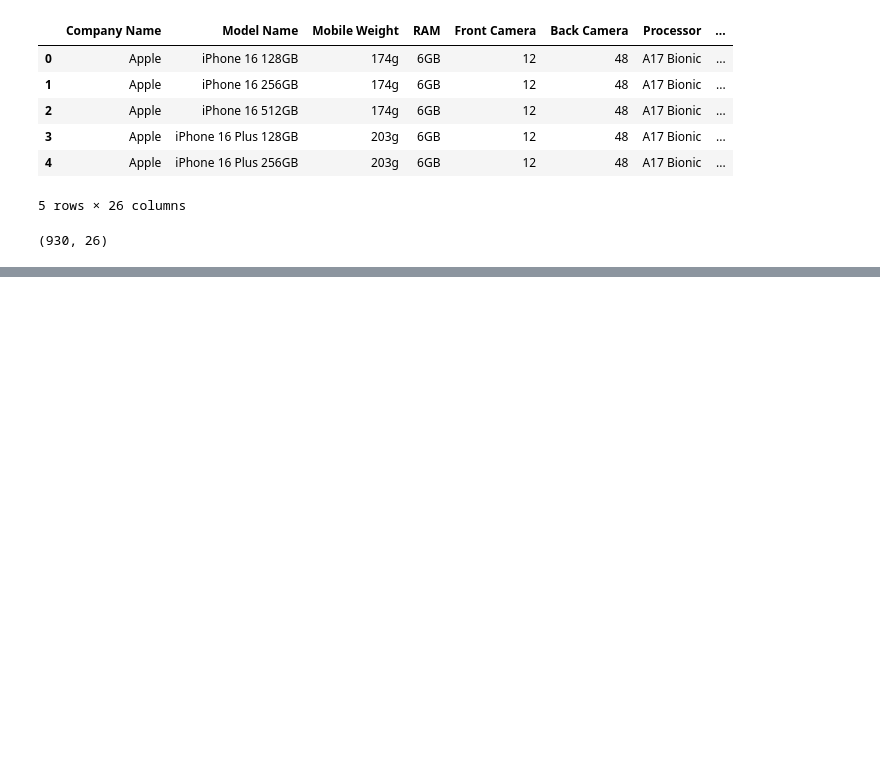
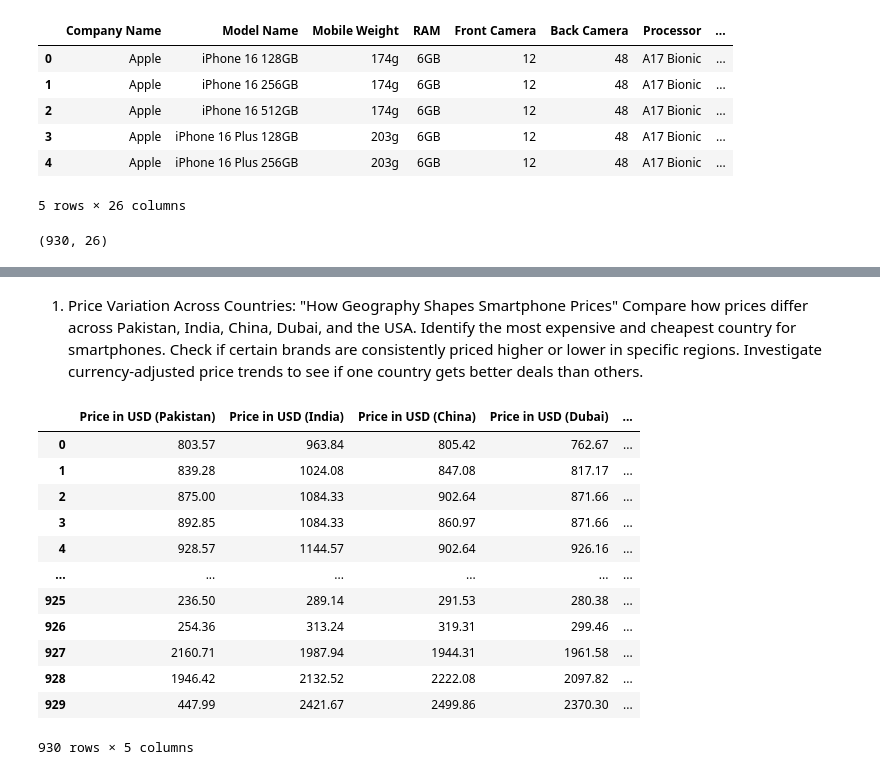
Before and after one commit to MwauraKai/pydata, a Jupyter notebook: capstone_project/smartphone_trends.ipynb, the cells around one changed output, grey strips where cells are left out. Cells and saved outputs as stored; diff of their text form; code cells hidden in the pictures; blank space fills up the shorter version.

```diff
--- a/capstone_project/smartphone_trends.ipynb
+++ b/capstone_project/smartphone_trends.ipynb
@@ -216,0 +230,27 @@ phones.shape
+# %% [markdown]
+1. Price Variation Across Countries: "How Geography Shapes Smartphone Prices"
+Compare how prices differ across Pakistan, India, China, Dubai, and the USA.
+Identify the most expensive and cheapest country for smartphones.
+Check if certain brands are consistently priced higher or lower in specific regions.
+Investigate currency-adjusted price trends to see if one country gets better deals than others.
+# %%
+# List of countries to compare
+countries = ['Pakistan', 'India', 'China', 'Dubai', 'USA']
+
+# Create a DataFrame for the prices in USD for each country
+price_data = phones[[f"Price in USD ({country})" for country in countries]]
+price_data
+# %% [output]
+|  | Price in USD (Pakistan) | Price in USD (India) | Price in USD (China) | Price in USD (Dubai) | ... |
+| 0 | 803.57 | 963.84 | 805.42 | 762.67 | ... |
+| 1 | 839.28 | 1024.08 | 847.08 | 817.17 | ... |
+| 2 | 875.00 | 1084.33 | 902.64 | 871.66 | ... |
+| 3 | 892.85 | 1084.33 | 860.97 | 871.66 | ... |
+| 4 | 928.57 | 1144.57 | 902.64 | 926.16 | ... |
+| ... | ... | ... | ... | ... | ... |
+| 925 | 236.50 | 289.14 | 291.53 | 280.38 | ... |
+| 926 | 254.36 | 313.24 | 319.31 | 299.46 | ... |
+| 927 | 2160.71 | 1987.94 | 1944.31 | 1961.58 | ... |
+| 928 | 1946.42 | 2132.52 | 2222.08 | 2097.82 | ... |
+| 929 | 447.99 | 2421.67 | 2499.86 | 2370.30 | ... |
+930 rows × 5 columns
```
Also changed, not shown: parts of 11 cells of this notebook.
